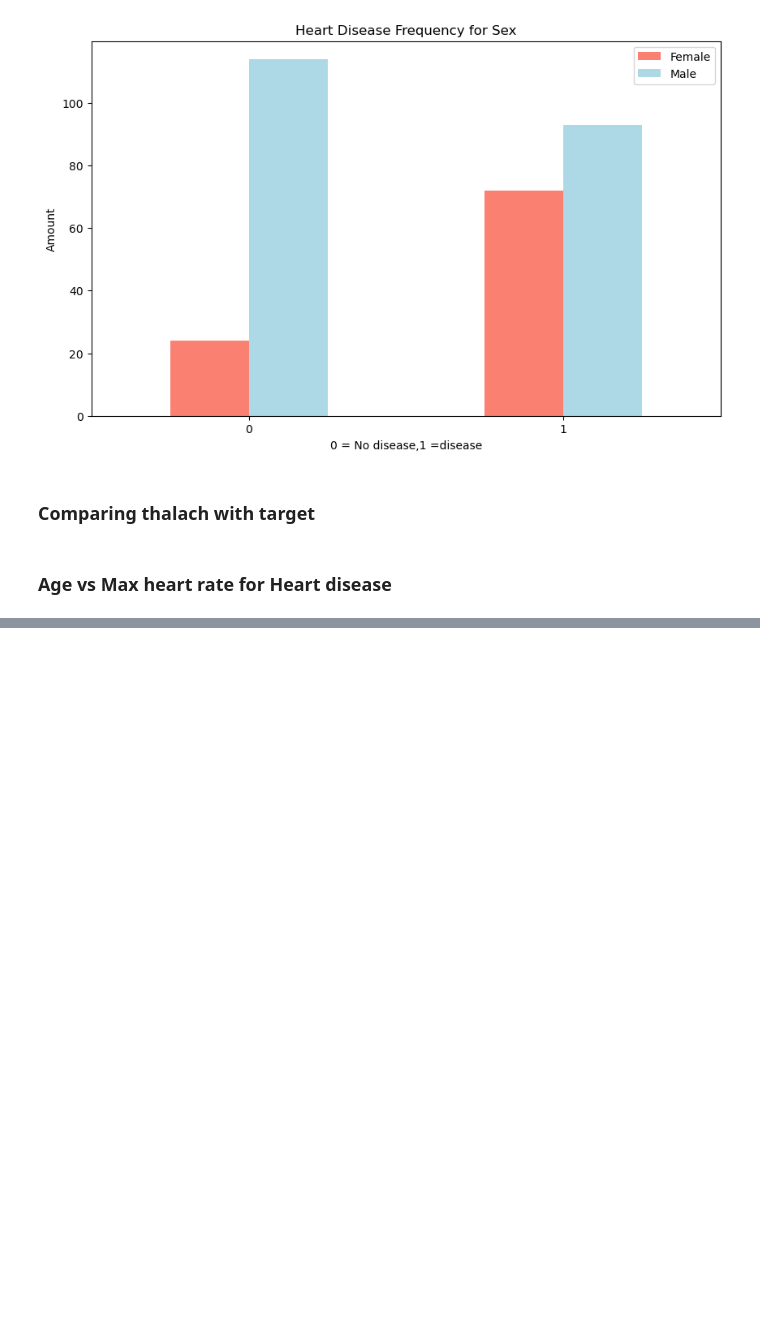
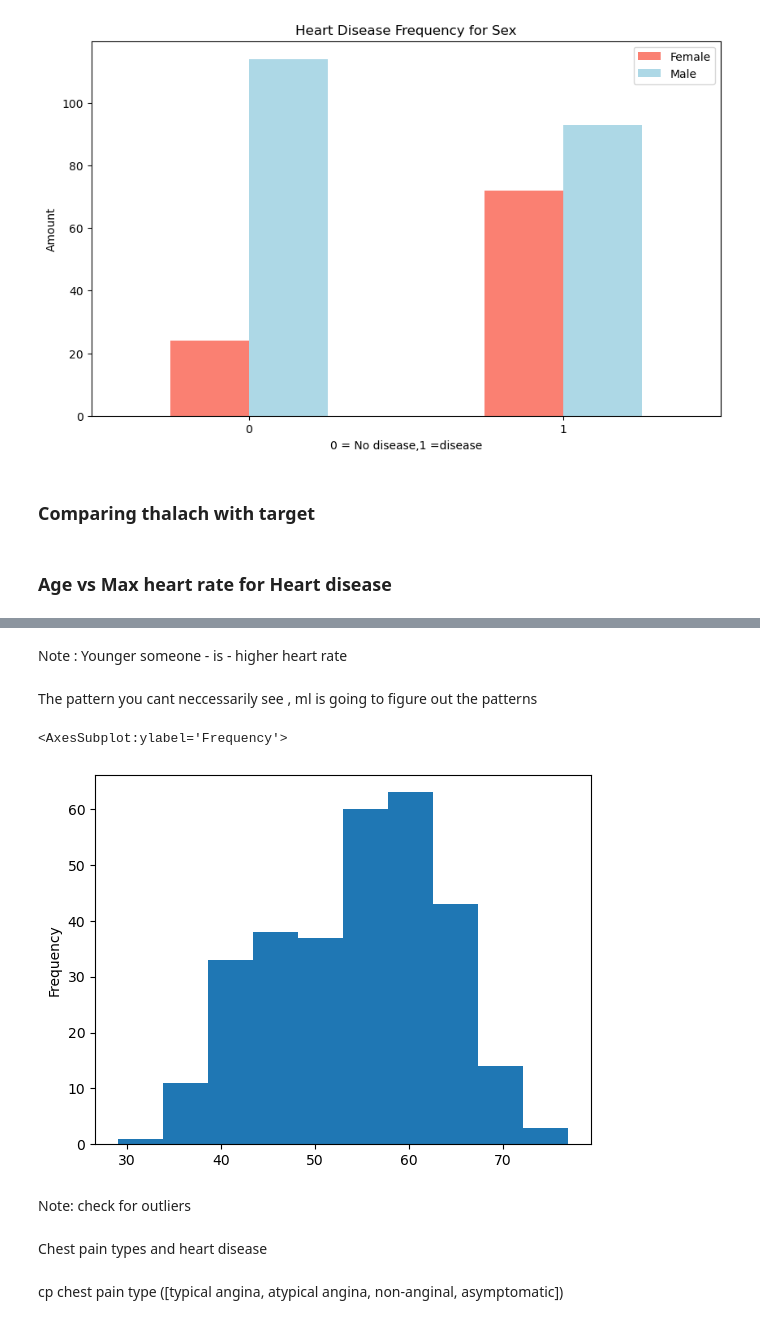
Before and after one commit to cyblogerz/Heart-disease-prediction, a Jupyter notebook: prediction.ipynb, the cells around one changed output, grey strips where cells are left out. Saved outputs shown, nothing was run; the diff lists cells and outputs as text; code cells hidden in the pictures; blank space fills up the shorter version.

```diff
--- a/prediction.ipynb
+++ b/prediction.ipynb
@@ -147,0 +170,10 @@ plt.xticks(rotation=0)
+# %% [markdown]
+Note : Younger someone - is - higher heart rate
+# %% [markdown]
+The pattern you cant neccessarily see , ml is going to figure out the patterns
+# %%
+# Check the distribution of age column with a histogram
+df.age.plot.hist()
+# %% [output]
+<AxesSubplot:ylabel='Frequency'>
+[figure, added]
@@ -147,0 +182,6 @@ plt.xticks(rotation=0)
+# %% [markdown]
+Note: check for outliers
+# %% [markdown]
+Chest pain types  and heart disease
+# %% [markdown]
+  cp chest pain type ([typical angina, atypical angina, non-anginal, asymptomatic])
```
Also changed, not shown: parts of 22 cells of this notebook.
